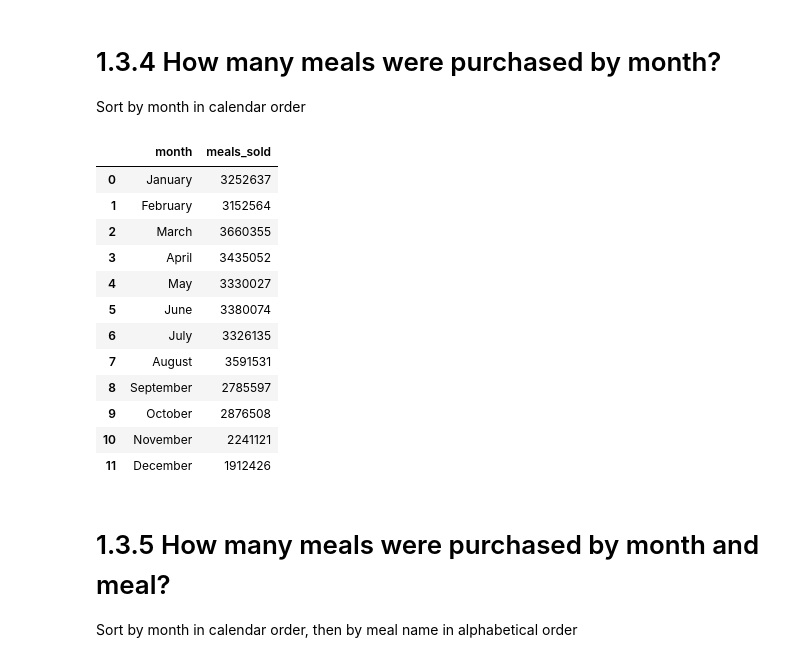
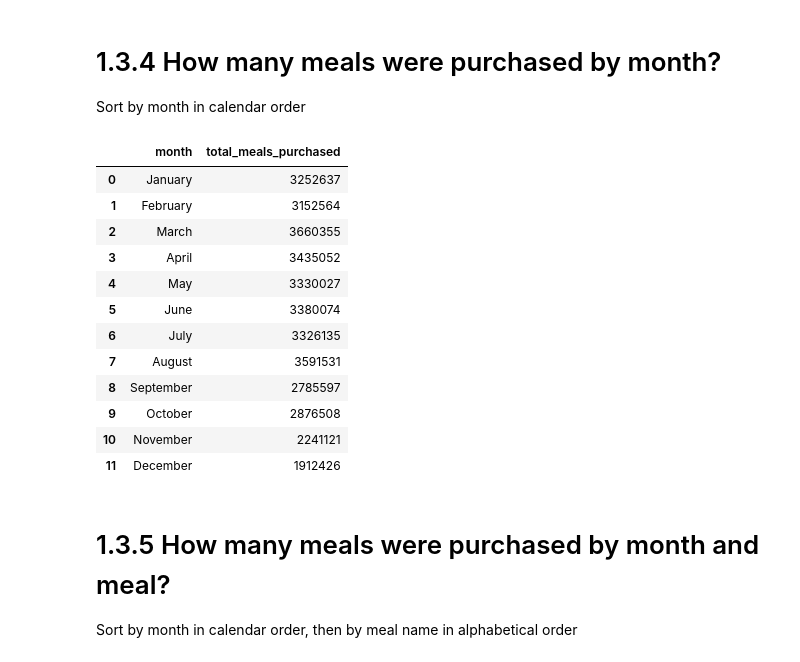
Before and after one commit to morinlandon12/ucb_mids_w205_project_1, a Jupyter notebook: project_1_3.ipynb, the cells around one changed output. Saved outputs shown, nothing was run; the diff lists cells and outputs as text; code cells hidden in the pictures.

```diff
--- a/project_1_3.ipynb
+++ b/project_1_3.ipynb
@@ -189,22 +193,22 @@ Sort by month in calendar order
 # %%
 rollback_before_flag = True
 rollback_after_flag = True
 
 query = """
 
 select to_char(date_trunc('month', sa.sale_date), 'Month') as month,
-       sum(l.quantity) as meals_sold
+       sum(l.quantity) as total_meals_purchased
 from sales as sa
      join line_items as l
          on sa.sale_id = l.sale_id
 group by date_trunc('month', sale_date)
 order by date_trunc('month', sale_date)
 
 """
 
 my_select_query_pandas(query, rollback_before_flag, rollback_after_flag)
 # %% [output]
-|  | month | meals_sold |
+|  | month | total_meals_purchased |
 | 0 | January | 3252637 |
 | 1 | February | 3152564 |
 | 2 | March | 3660355 |
```
Also changed, not shown: parts of 8 cells of this notebook, 2 other files.
